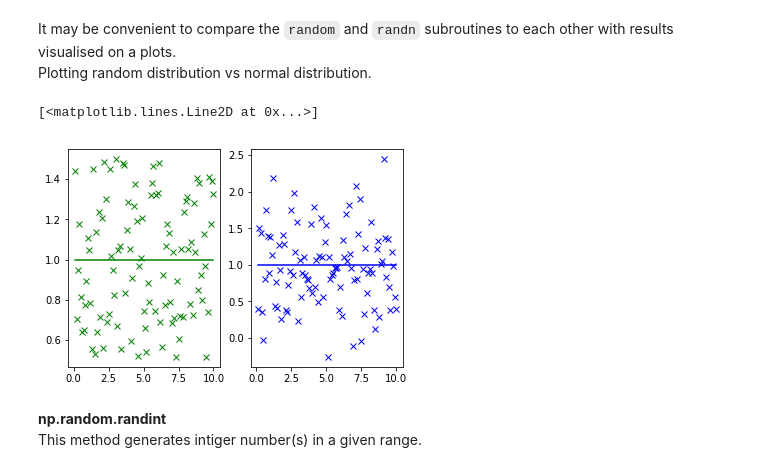
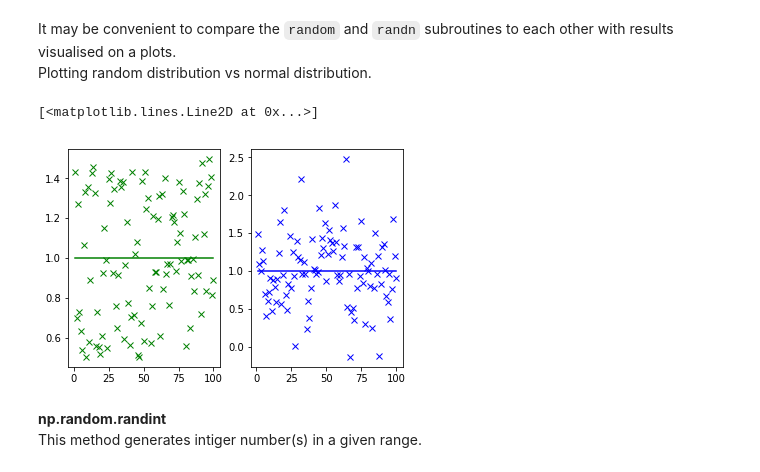
Before and after one commit to andkoc001/fun-with-numpy-random, a Jupyter notebook: exploring-random-numpy.ipynb, the cells around one changed output. Drawn from its saved outputs; the diff is of its cells as text; code cells hidden in the pictures.

```diff
--- a/exploring-random-numpy.ipynb
+++ b/exploring-random-numpy.ipynb
@@ -102,22 +102,22 @@ array([[ 0.19442337, -0.70793628, -1.08174341,  0.65924156],
 It may be convenient to compare the `random` and `randn` subroutines to each other with results visualised on a plots.
 Plotting random distribution vs normal distribution.
 # %%
-x = np.arange(0.0, 10.1, 0.1) # set range of x values for plotting
+x = np.arange(0.0, 101, 1) # set range of x values for plotting
 y1 = x/x # constant horizontal line against x - will be used as a baseline for showing random noise
 y2 = x/x # - will be used as a baseline for showing normal noise
 noise_random = np.random.random(size=(len(x)))-0.5 # random noise in on (0,1] and offset by0.5 in order to centralise about the base line
 noise_normal = np.random.normal(0.0, 0.5, len(x)) # normal distribution of noise
 
 plt.subplot(1, 2, 1)
 plt.plot(x, y1, 'g-') # baseline for random distribution noise
 plt.plot(x, y1 + noise_random, 'gx') # green x-es denote random noise value for each sample
 
 plt.subplot(1, 2, 2)
 plt.plot(x, y2, 'b-') # baseline for normal distribution noise
 plt.plot(x, y2 + noise_normal, 'bx') # blue x-es denote normal noise value for each sample
 # %% [output]
 [<matplotlib.lines.Line2D at 0x...>]
-[figure, old version]
+[figure, new version]
 # %% [markdown]
 **np.random.randint**
 This method generates intiger number(s) in a given range.
```
Also changed, not shown: parts of 32 cells of this notebook, 1 other file.
